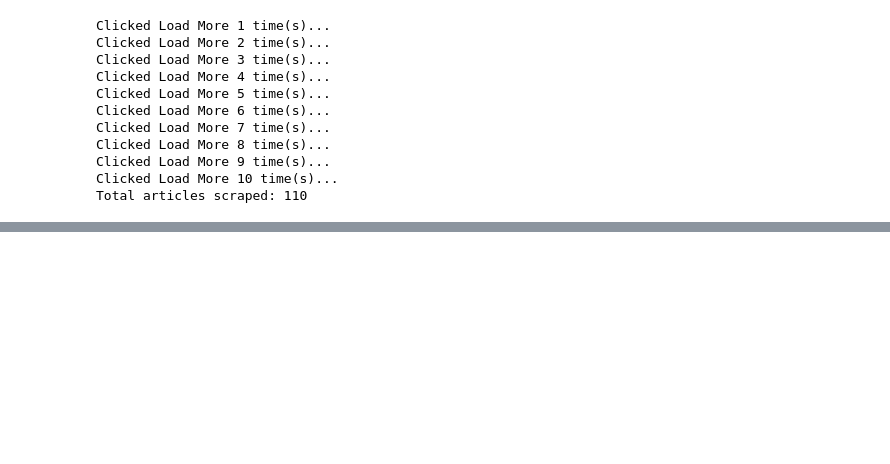
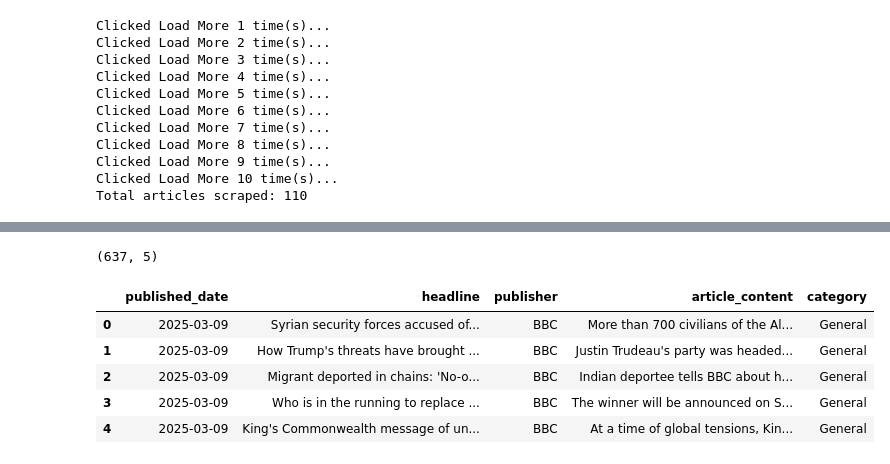
Before and after one commit to acsontfd/NewsScrapers, a Jupyter notebook: assessment_CGT.ipynb, the cells around one changed output, grey strips where cells are left out. Drawn from its saved outputs; the diff is of its cells as text; code cells hidden in the pictures; blank space fills up the shorter version.

```diff
--- a/assessment_CGT.ipynb
+++ b/assessment_CGT.ipynb
@@ -369,6 +369,6 @@ Total articles scraped: 110
 # %%
 def scrape_thestar_business():
-    URL = "https://www.thestar.com.my/news/latest?tag=Business"
+    BASE_URL = "https://www.thestar.com.my/news/latest?pgno={}&tag=Business#Latest"
 
     # Set up Selenium WebDriver
     options = webdriver.ChromeOptions()
@@ -377,15 +377,16 @@ def scrape_thestar_business():
     options.add_argument("--disable-dev-shm-usage")
 
     driver = webdriver.Chrome(service=Service(ChromeDriverManager().install()), options=options)
-    driver.get(URL)
-    wait = WebDriverWait(driver, 10)
 
-    max_pages = 3  # Scrape page 1, then click page 2 and 3
-    current_page = 1
+    max_pages = 5  # Scrape 5 pages
     articles_data = []
 
-    while current_page <= max_pages:
-        print(f"Scraping page {current_page}...")
+    for page_num in range(1, max_pages + 1):
+        current_url = BASE_URL.format(page_num)
+        print(f"Scraping page {page_num}: {current_url}")
+
+        time.sleep(3)  # Allow page to load
+        driver.get(current_url)
 
         # Parse page source with BeautifulSoup
         soup = BeautifulSoup(driver.page_source, "html.parser")
@@ -417,17 +418,6 @@ def scrape_thestar_business():
                 "category": "Business",
             })
 
-        # Click on the next page number
-        try:
-            next_page_number = str(current_page + 1)  # Convert to string
-            next_page_button = wait.until(EC.element_to_be_clickable((By.LINK_TEXT, next_page_number)))
-            next_page_button.click()
-            time.sleep(3)  # Allow page to load
-            current_page += 1
-        except Exception as e:
-            print(f"Could not find page {current_page + 1}: {e}")
-            break  # Stop if there's no more pages to click
-
     print(f"Total articles scraped: {len(articles_data)}")
 
     # Close the browser
@@ -500,15 +642,25 @@ nst_nation_news = scrape_nst_nation()
 # %%
 # Convert to DataFrame
-df_bbc = pd.DataFrame(bbc_news
+df = pd.DataFrame(bbc_news
                       + bbc_sports_news
                       + bbc_business_news
                       + thestar_nation_news
                       + thestar_business_news
-                      + nst_nation_news)
+                      + nst_nation_news
+                      + sports_news
+                      + alj_news)
 
 # Save to CSV (optional)
-df_bbc.to_csv("news.csv", index=False)
+df.to_csv("news.csv", index=False)
 
 # Display DataFrame
-print(df_bbc.shape)
-df_bbc.head()
+print(df.shape)
+df.head()
+# %% [output]
+(637, 5)
+|  | published_date | headline | publisher | article_content | category |
+| 0 | 2025-03-09 | Syrian security forces accused of... | BBC | More than 700 civilians of the Al... | General |
+| 1 | 2025-03-09 | How Trump's threats have brought ... | BBC | Justin Trudeau's party was headed... | General |
+| 2 | 2025-03-09 | Migrant deported in chains: 'No-o... | BBC | Indian deportee tells BBC about h... | General |
+| 3 | 2025-03-09 | Who is in the running to replace ... | BBC | The winner will be announced on S... | General |
+| 4 | 2025-03-09 | King's Commonwealth message of un... | BBC | At a time of global tensions, Kin... | General |
```
Also changed, not shown: parts of 11 cells of this notebook.
